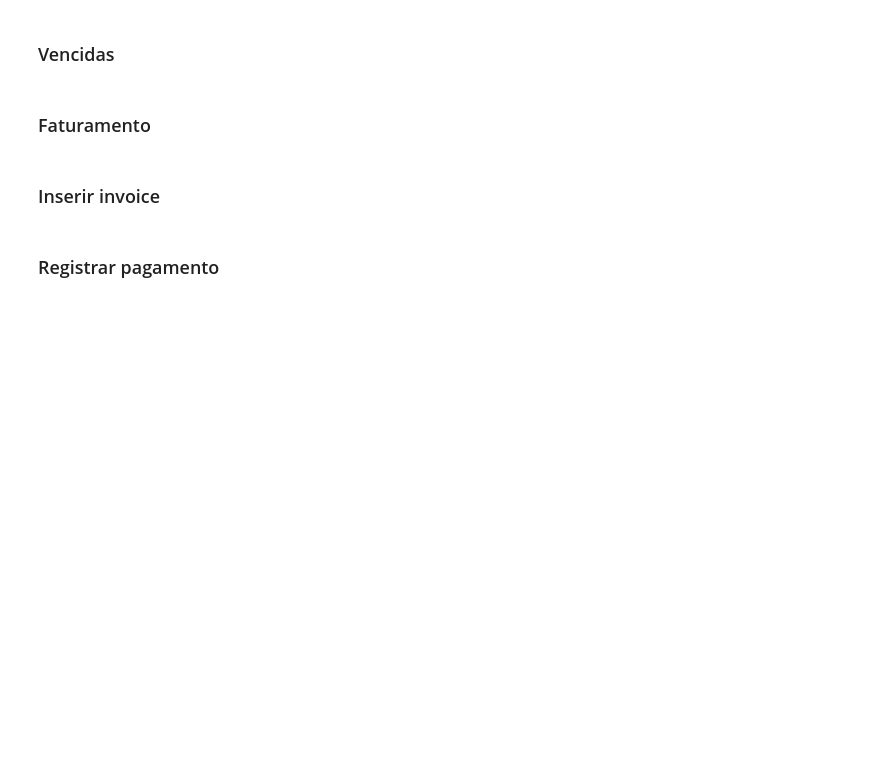
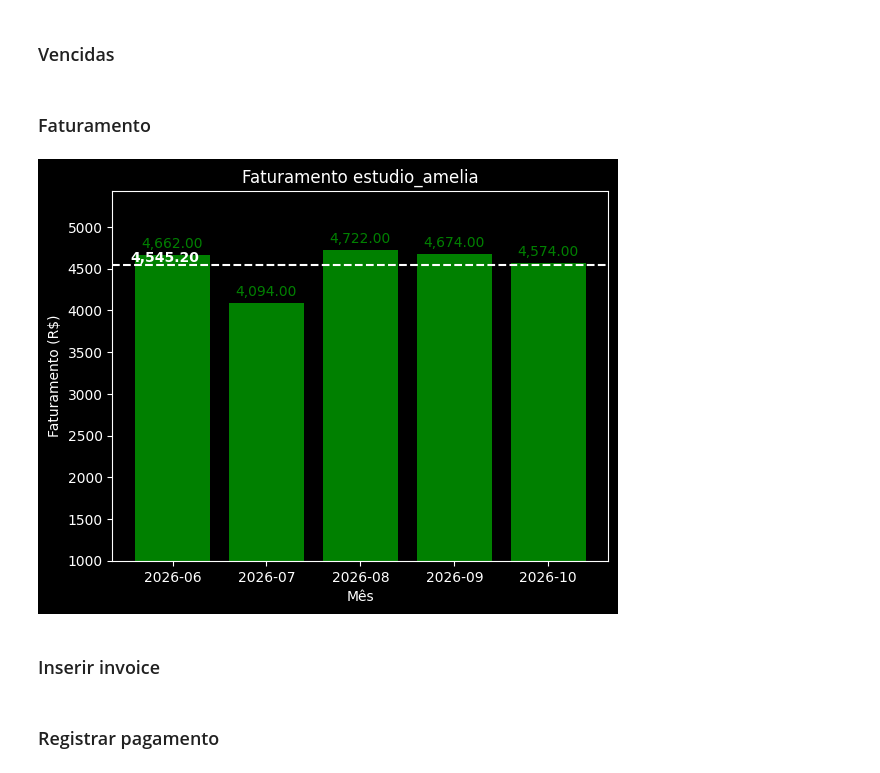
Before and after one commit to lavinas/ephemeris, a Jupyter notebook: notebooks/invoices_billling/invoices_management.ipynb, the cells around one changed output. Cells and saved outputs as stored; diff of their text form; code cells hidden in the pictures; blank space fills up the shorter version.

```diff
--- a/notebooks/invoices_billling/invoices_management.ipynb
+++ b/notebooks/invoices_billling/invoices_management.ipynb
@@ -45,11 +45,13 @@ print(f"Quantity: {qtty}, Total Amount: {total_amount}, Paid Amount: {paid_amoun
 # %%
 from invoices_management import invoicing_graph
 
 vendor = 'estudio_amelia'
-inicio = '2026-07-01'
+inicio = '2026-06-01'
 fim = '2026-12-31'
 
 plt = invoicing_graph(vendor, inicio, fim)
+# %% [output]
+[figure, added]
 # %% [markdown]
 ### Inserir invoice
 # %%
```
Also changed, not shown: 1 other file.
